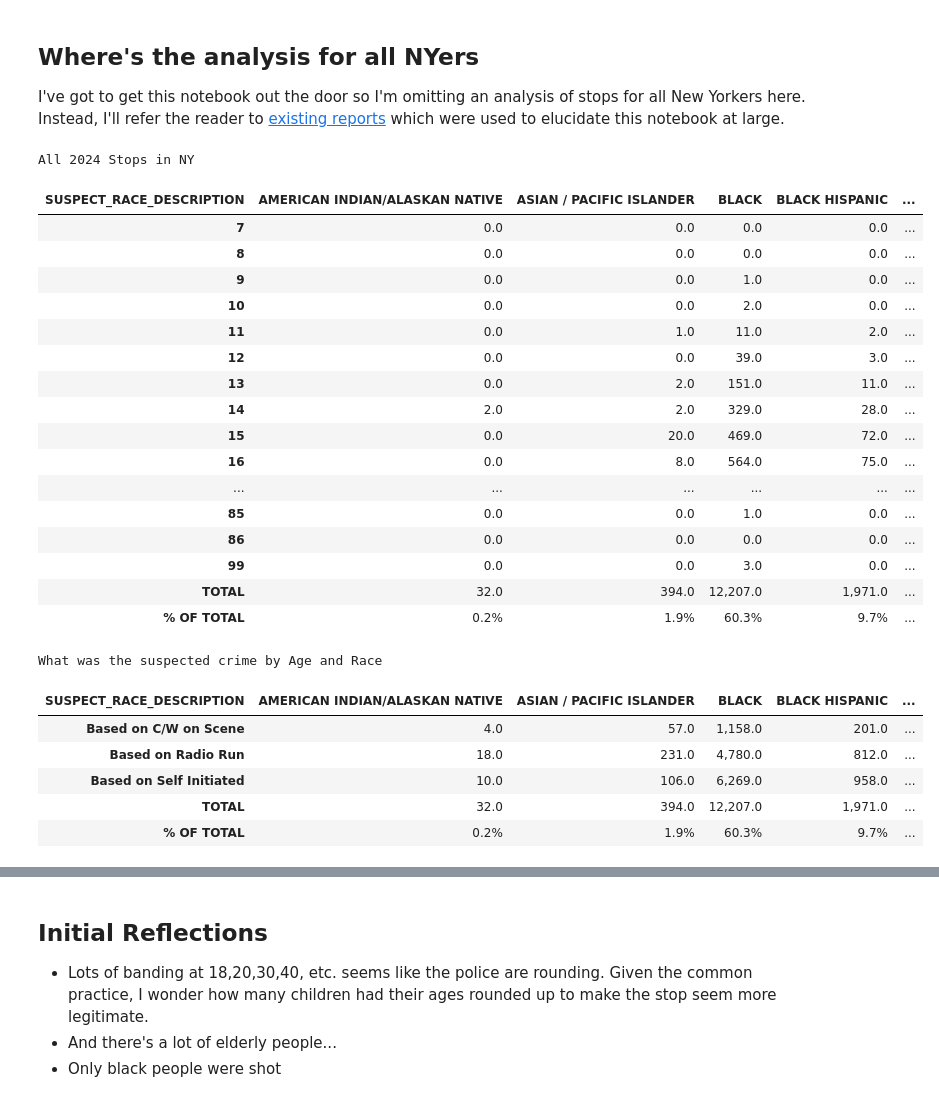
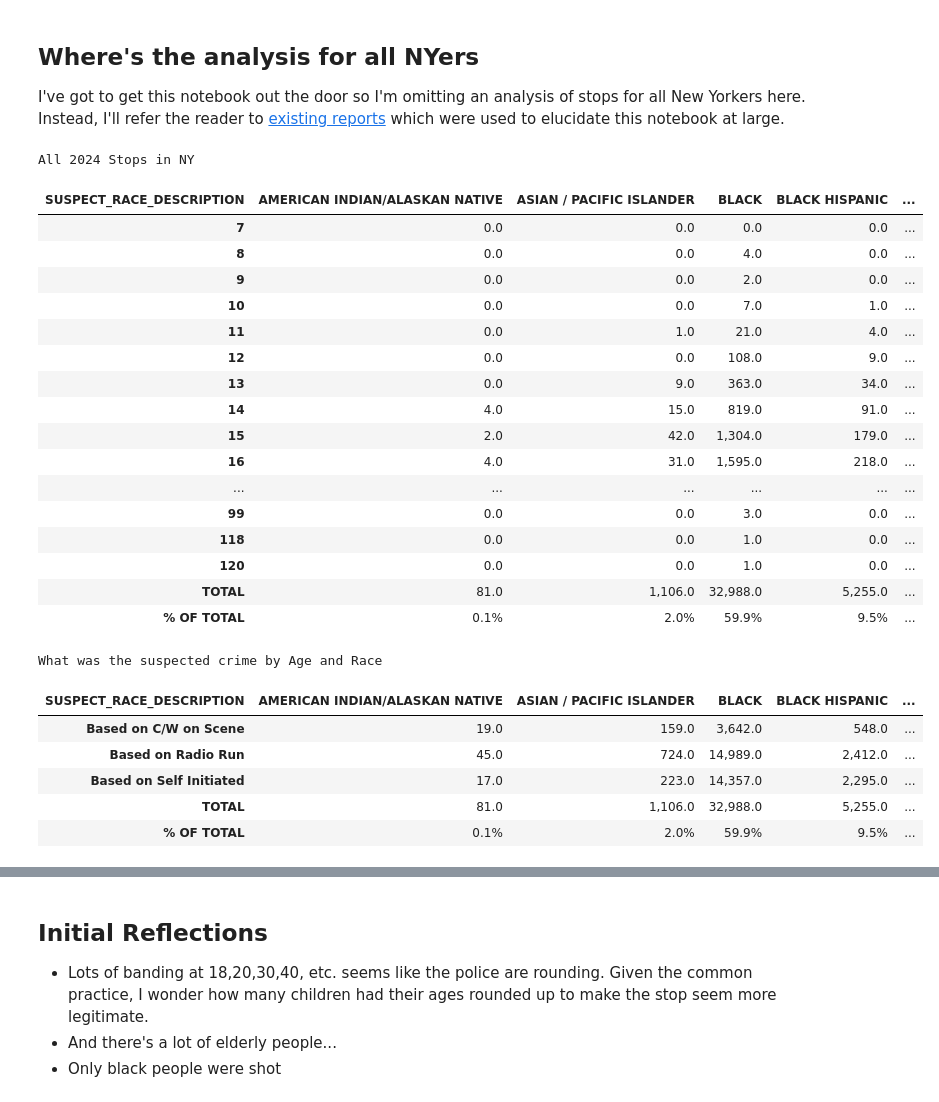
Before and after one commit to gbangban/ml-supervised-kim, a Jupyter notebook: 2. Exploratory Data Analysis.ipynb, the cells around one changed output, grey strips where cells are left out. Cells and saved outputs as stored; diff of their text form; code cells hidden in the pictures.

```diff
--- a/2. Exploratory Data Analysis.ipynb
+++ b/2. Exploratory Data Analysis.ipynb
@@ -680,35 +687,35 @@ Moreover, for this age range, all children shot or tased are black and brown.
 I've got to get this notebook out the door so I'm omitting an analysis of stops for all New Yorkers here.  Instead, I'll refer the reader to [existing reports](#references) which were used to elucidate this notebook at large.
 # %%
 full_ny_demo_table = (
-    final_df.groupby(['SUSPECT_REPORTED_AGE', 'SUSPECT_RACE_DESCRIPTION'])
+    df.groupby(['SUSPECT_REPORTED_AGE', 'SUSPECT_RACE_DESCRIPTION'])
     .size()
     .unstack()
     .fillna(0)
     .astype(int)
 )
 show_demographic_table(full_ny_demo_table, "All 2024 Stops in NY")
 # %% [output]
 All 2024 Stops in NY
 | SUSPECT_RACE_DESCRIPTION | AMERICAN INDIAN/ALASKAN NATIVE | ASIAN / PACIFIC ISLANDER | BLACK | BLACK HISPANIC | ... |
 | 7 | 0.0 | 0.0 | 0.0 | 0.0 | ... |
-| 8 | 0.0 | 0.0 | 0.0 | 0.0 | ... |
-| 9 | 0.0 | 0.0 | 1.0 | 0.0 | ... |
-| 10 | 0.0 | 0.0 | 2.0 | 0.0 | ... |
-| 11 | 0.0 | 1.0 | 11.0 | 2.0 | ... |
-| 12 | 0.0 | 0.0 | 39.0 | 3.0 | ... |
-| 13 | 0.0 | 2.0 | 151.0 | 11.0 | ... |
-| 14 | 2.0 | 2.0 | 329.0 | 28.0 | ... |
-| 15 | 0.0 | 20.0 | 469.0 | 72.0 | ... |
-| 16 | 0.0 | 8.0 | 564.0 | 75.0 | ... |
+| 8 | 0.0 | 0.0 | 4.0 | 0.0 | ... |
+| 9 | 0.0 | 0.0 | 2.0 | 0.0 | ... |
+| 10 | 0.0 | 0.0 | 7.0 | 1.0 | ... |
+| 11 | 0.0 | 1.0 | 21.0 | 4.0 | ... |
+| 12 | 0.0 | 0.0 | 108.0 | 9.0 | ... |
+| 13 | 0.0 | 9.0 | 363.0 | 34.0 | ... |
+| 14 | 4.0 | 15.0 | 819.0 | 91.0 | ... |
+| 15 | 2.0 | 42.0 | 1,304.0 | 179.0 | ... |
+| 16 | 4.0 | 31.0 | 1,595.0 | 218.0 | ... |
 | ... | ... | ... | ... | ... | ... |
-| 85 | 0.0 | 0.0 | 1.0 | 0.0 | ... |
-| 86 | 0.0 | 0.0 | 0.0 | 0.0 | ... |
 | 99 | 0.0 | 0.0 | 3.0 | 0.0 | ... |
-| TOTAL | 32.0 | 394.0 | 12,207.0 | 1,971.0 | ... |
-| % OF TOTAL | 0.2% | 1.9% | 60.3% | 9.7% | ... |
+| 118 | 0.0 | 0.0 | 1.0 | 0.0 | ... |
+| 120 | 0.0 | 0.0 | 1.0 | 0.0 | ... |
+| TOTAL | 81.0 | 1,106.0 | 32,988.0 | 5,255.0 | ... |
+| % OF TOTAL | 0.1% | 2.0% | 59.9% | 9.5% | ... |
 # %%
 full_ny_demo_table = (
-    final_df.groupby(['STOP_WAS_INITIATED', 'SUSPECT_RACE_DESCRIPTION'])
+    df.groupby(['STOP_WAS_INITIATED', 'SUSPECT_RACE_DESCRIPTION'])
     .size()
     .unstack()
     .fillna(0)
@@ -718,10 +725,10 @@ show_demographic_table(full_ny_demo_table, "What was the suspected crime by Age
 # %% [output]
 What was the suspected crime by Age and Race
 | SUSPECT_RACE_DESCRIPTION | AMERICAN INDIAN/ALASKAN NATIVE | ASIAN / PACIFIC ISLANDER | BLACK | BLACK HISPANIC | ... |
-| Based on C/W on Scene | 4.0 | 57.0 | 1,158.0 | 201.0 | ... |
-| Based on Radio Run | 18.0 | 231.0 | 4,780.0 | 812.0 | ... |
-| Based on Self Initiated | 10.0 | 106.0 | 6,269.0 | 958.0 | ... |
-| TOTAL | 32.0 | 394.0 | 12,207.0 | 1,971.0 | ... |
-| % OF TOTAL | 0.2% | 1.9% | 60.3% | 9.7% | ... |
+| Based on C/W on Scene | 19.0 | 159.0 | 3,642.0 | 548.0 | ... |
+| Based on Radio Run | 45.0 | 724.0 | 14,989.0 | 2,412.0 | ... |
+| Based on Self Initiated | 17.0 | 223.0 | 14,357.0 | 2,295.0 | ... |
+| TOTAL | 81.0 | 1,106.0 | 32,988.0 | 5,255.0 | ... |
+| % OF TOTAL | 0.1% | 2.0% | 59.9% | 9.5% | ... |
 # %%
 full_ny_demo_table = (
```
Also changed, not shown: parts of 27 cells of this notebook.
